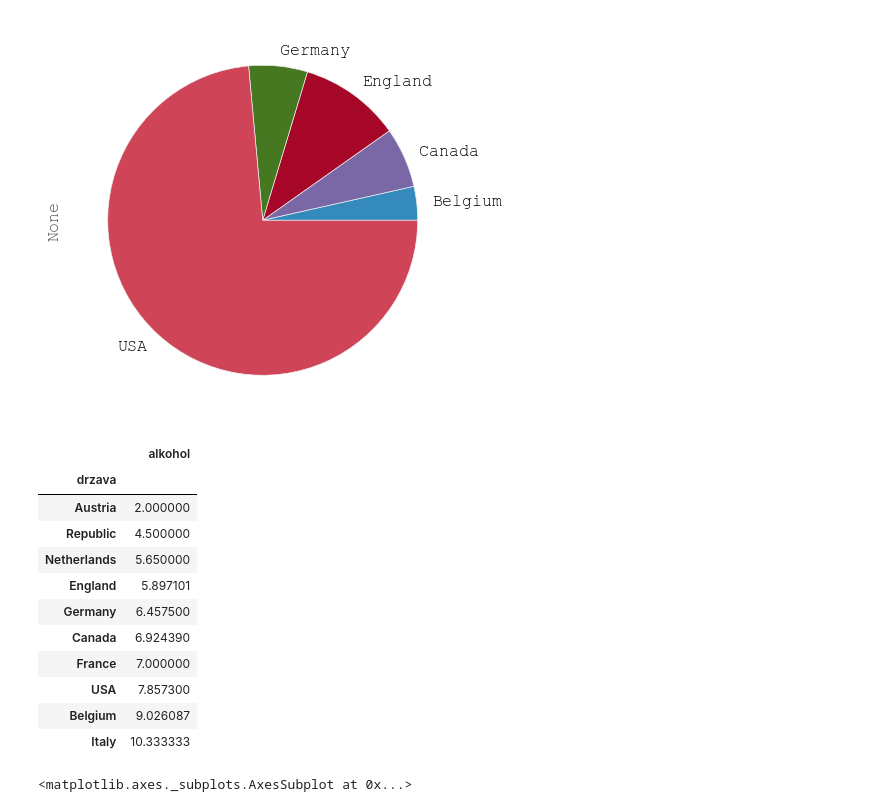
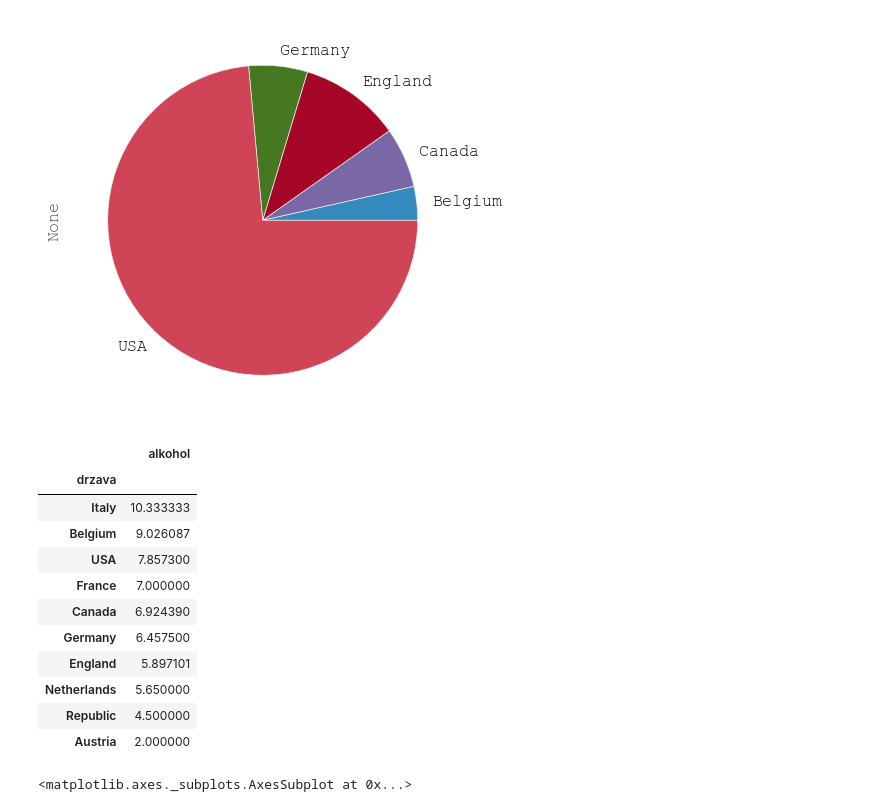
Before and after one commit to anjakisek/Najboljsa-piva-Ratebeer, a Jupyter notebook: Piva-Ratebeer.ipynb, the cells around one changed output. Drawn from its saved outputs; the diff is of its cells as text; code cells hidden in the pictures.

```diff
--- a/Piva-Ratebeer.ipynb
+++ b/Piva-Ratebeer.ipynb
@@ -139,20 +142,20 @@ tabela.groupby('drzava').size()[tabela.groupby('drzava').size()>3].plot(kind='pi
 <matplotlib.axes._subplots.AxesSubplot at 0x...>
 [figure]
 # %%
-tabela.groupby('drzava')[['alkohol']].mean().sort_values('alkohol')
+tabela.groupby('drzava')[['alkohol']].mean().sort_values('alkohol', ascending=False)
 # %% [output]
 |  | alkohol |
 | drzava |  |
+| Italy | 10.333333 |
+| Belgium | 9.026087 |
+| USA | 7.857300 |
+| France | 7.000000 |
+| Canada | 6.924390 |
+| Germany | 6.457500 |
+| England | 5.897101 |
+| Netherlands | 5.650000 |
+| Republic | 4.500000 |
 | Austria | 2.000000 |
-| Republic | 4.500000 |
-| Netherlands | 5.650000 |
-| England | 5.897101 |
-| Germany | 6.457500 |
-| Canada | 6.924390 |
-| France | 7.000000 |
-| USA | 7.857300 |
-| Belgium | 9.026087 |
-| Italy | 10.333333 |
 # %%
 tabela.groupby('drzava')[['alkohol']].mean().sort_values('alkohol').plot(kind='bar')
 # %% [output]
```
Also changed, not shown: parts of 26 cells of this notebook.
